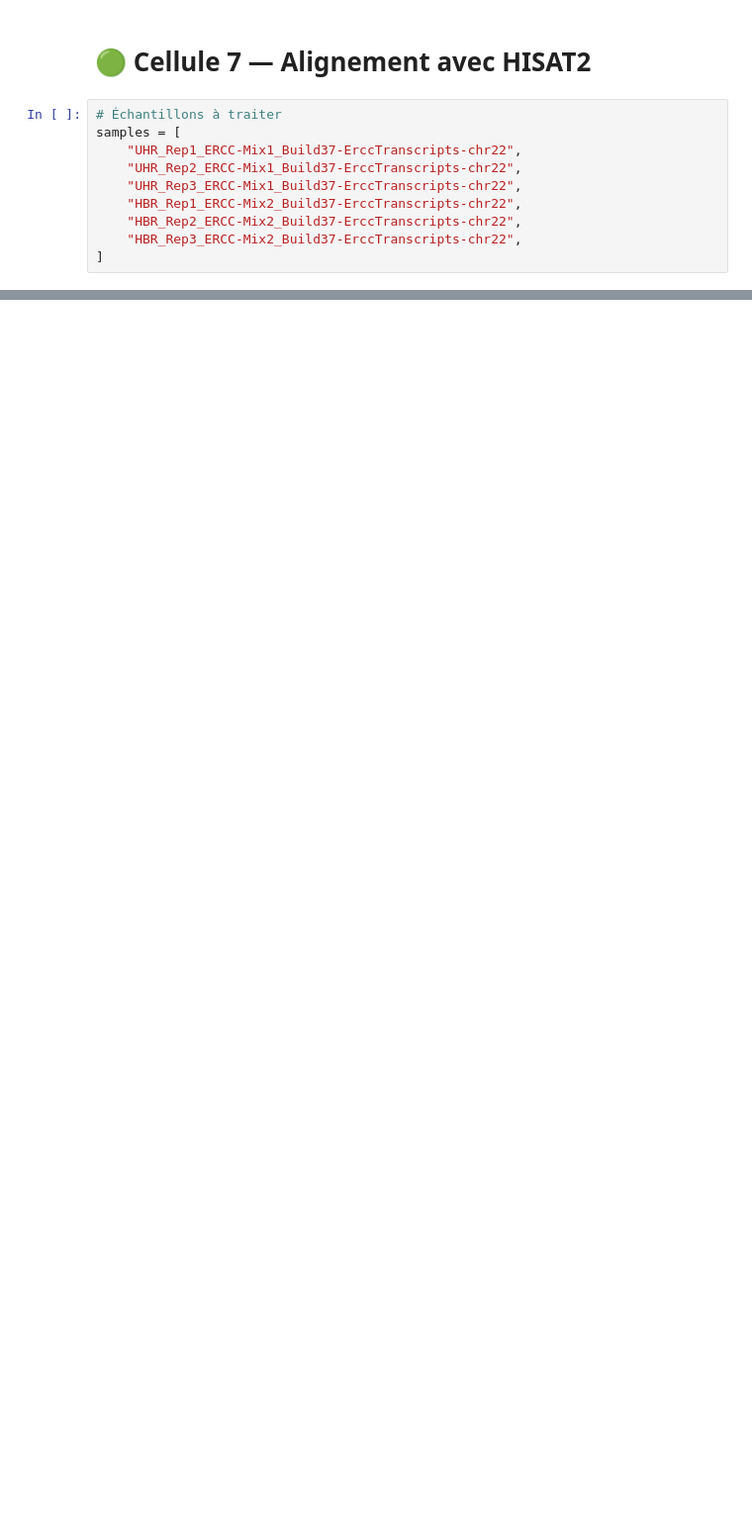
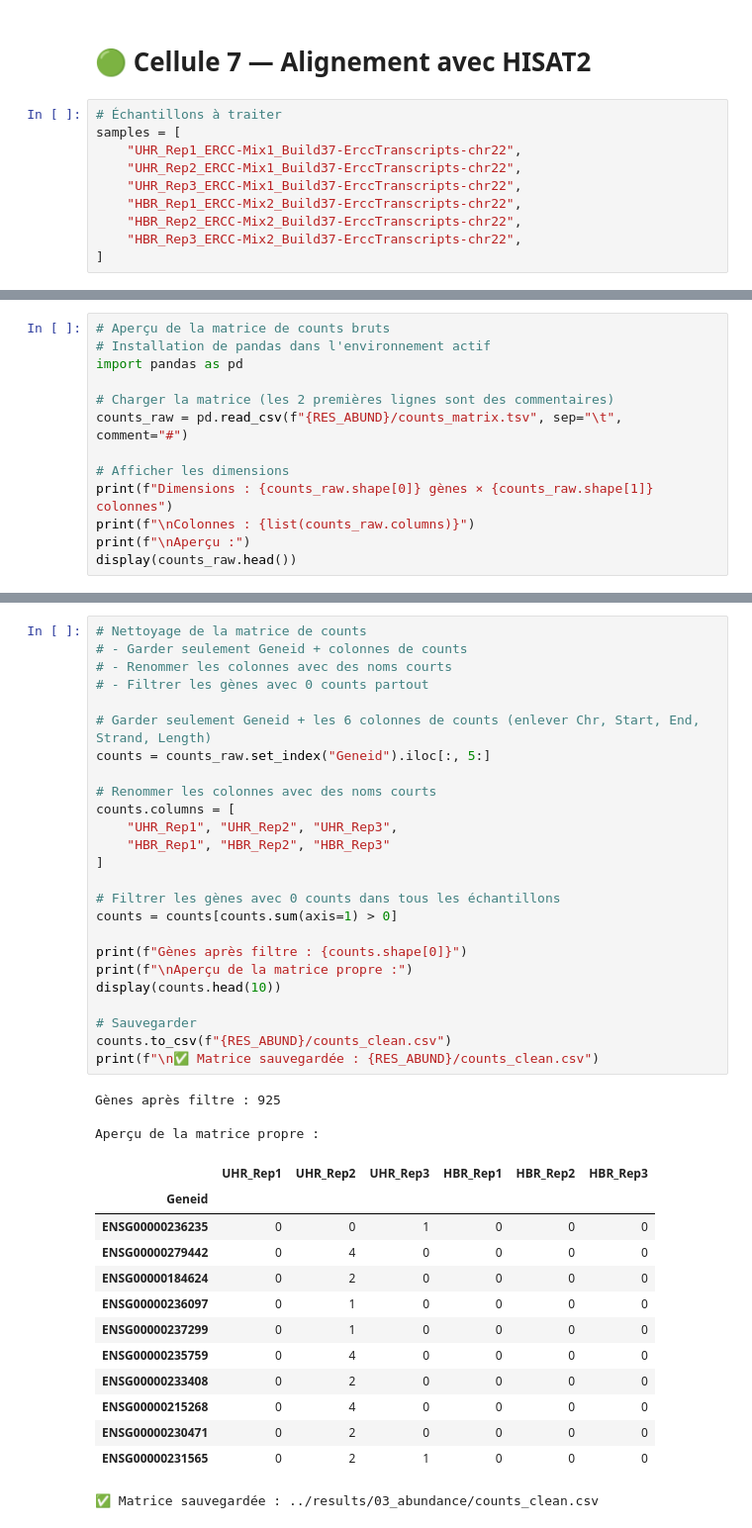
Before and after one commit to arvisjose-coder/rnaseq_analysis, a Jupyter notebook: notebooks/analyse_rnaseq.ipynb, the cells around one changed output, grey strips where cells are left out. Shown at 99% size. Saved outputs shown, nothing was run; the diff lists cells and outputs as text; blank space fills up the shorter version.

```diff
--- a/notebooks/analyse_rnaseq.ipynb
+++ b/notebooks/analyse_rnaseq.ipynb
@@ -266,0 +422,13 @@ print("\n✅ Tous les échantillons sont alignés !")
+# %%
+# Aperçu de la matrice de counts bruts
+# Installation de pandas dans l'environnement actif
+import pandas as pd
+
+# Charger la matrice (les 2 premières lignes sont des commentaires)
+counts_raw = pd.read_csv(f"{RES_ABUND}/counts_matrix.tsv", sep="\t", comment="#")
+
+# Afficher les dimensions
+print(f"Dimensions : {counts_raw.shape[0]} gènes × {counts_raw.shape[1]} colonnes")
+print(f"\nColonnes : {list(counts_raw.columns)}")
+print(f"\nAperçu :")
+display(counts_raw.head())
@@ -266,0 +447,42 @@ print("\n✅ Tous les échantillons sont alignés !")
+# %%
+# Nettoyage de la matrice de counts
+# - Garder seulement Geneid + colonnes de counts
+# - Renommer les colonnes avec des noms courts
+# - Filtrer les gènes avec 0 counts partout
+
+# Garder seulement Geneid + les 6 colonnes de counts (enlever Chr, Start, End, Strand, Length)
+counts = counts_raw.set_index("Geneid").iloc[:, 5:]
+
+# Renommer les colonnes avec des noms courts
+counts.columns = [
+    "UHR_Rep1", "UHR_Rep2", "UHR_Rep3",
+    "HBR_Rep1", "HBR_Rep2", "HBR_Rep3"
+]
+
+# Filtrer les gènes avec 0 counts dans tous les échantillons
+counts = counts[counts.sum(axis=1) > 0]
+
+print(f"Gènes après filtre : {counts.shape[0]}")
+print(f"\nAperçu de la matrice propre :")
+display(counts.head(10))
+
+# Sauvegarder
+counts.to_csv(f"{RES_ABUND}/counts_clean.csv")
+print(f"\n✅ Matrice sauvegardée : {RES_ABUND}/counts_clean.csv")
+# %% [output]
+Gènes après filtre : 925
+
+Aperçu de la matrice propre :
+|  | UHR_Rep1 | UHR_Rep2 | UHR_Rep3 | HBR_Rep1 | HBR_Rep2 | HBR_Rep3 |
+| Geneid |  |  |  |  |  |  |
+| ENSG00000236235 | 0 | 0 | 1 | 0 | 0 | 0 |
+| ENSG00000279442 | 0 | 4 | 0 | 0 | 0 | 0 |
+| ENSG00000184624 | 0 | 2 | 0 | 0 | 0 | 0 |
+| ENSG00000236097 | 0 | 1 | 0 | 0 | 0 | 0 |
+| ENSG00000237299 | 0 | 1 | 0 | 0 | 0 | 0 |
+| ENSG00000235759 | 0 | 4 | 0 | 0 | 0 | 0 |
+| ENSG00000233408 | 0 | 2 | 0 | 0 | 0 | 0 |
+| ENSG00000215268 | 0 | 4 | 0 | 0 | 0 | 0 |
+| ENSG00000230471 | 0 | 2 | 0 | 0 | 0 | 0 |
+| ENSG00000231565 | 0 | 2 | 1 | 0 | 0 | 0 |
+✅ Matrice sauvegardée : ../results/03_abundance/counts_clean.csv
```
Also changed, not shown: parts of 23 cells of this notebook, 3 other files.
